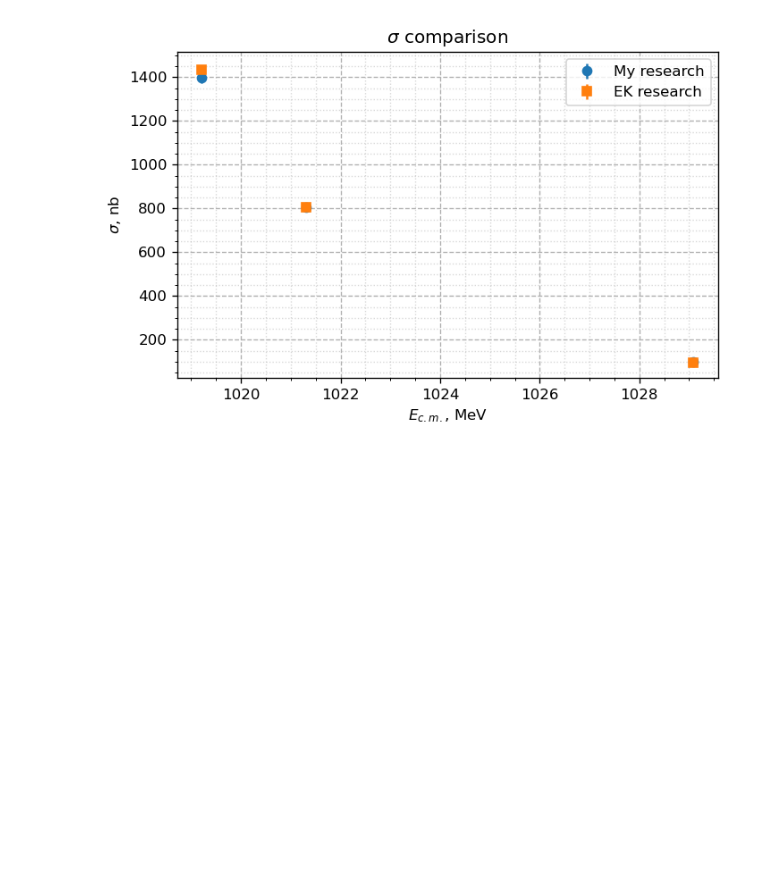
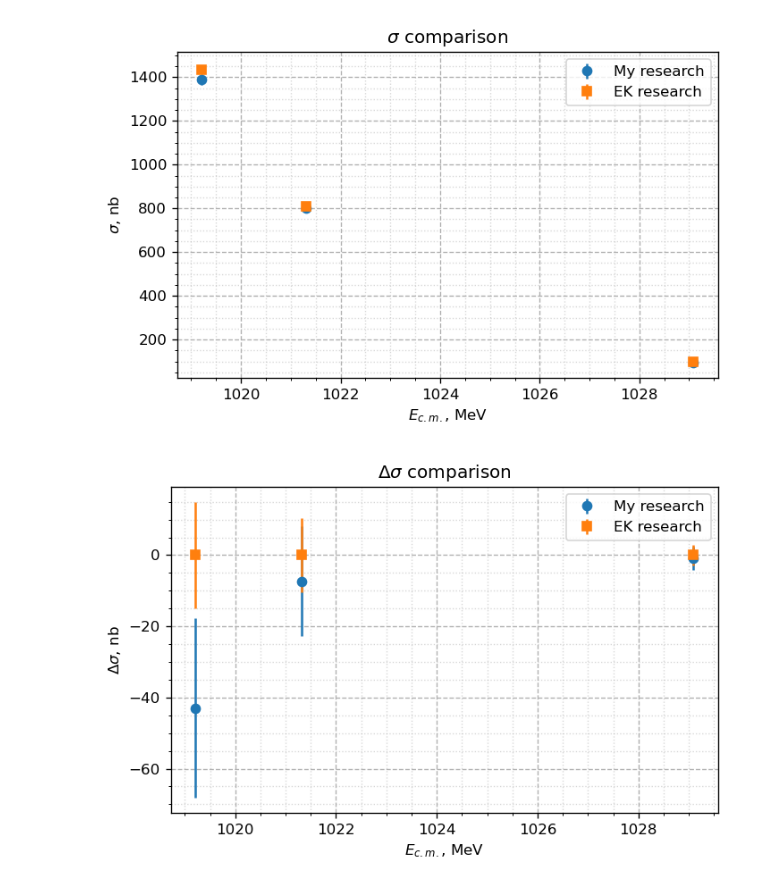
Before and after one commit to nikita-p/kskl20, a Jupyter notebook: notebooks/02. Signal Events.ipynb, the cells around one changed output. Cells and saved outputs as stored; diff of their text form; code cells hidden in the pictures; blank space fills up the shorter version.

```diff
--- a/notebooks/02. Signal Events.ipynb
+++ b/notebooks/02. Signal Events.ipynb
@@ -212,8 +238,8 @@ $E_{c.m.}$, MeV | $\sigma$, nb | $\sigma_0$, nb
 # %%
 arr = np.array([
-[1019.214, 1399.1, 25.3, 1433.05, 15.03],
-[1021.309, 805.4, 15.3, 807.54, 10.36],
-[1029.09, 98.5, 3.22, 96.96, 3.00],
+[1019.214, 1390.1, 25.3, 1433.05, 15.03],
+[1021.309, 800.2, 15.5, 807.54, 10.36],
+[1029.09, 96.1, 3.22, 96.96, 3.00],
 ]).T
 # %%
 arr
@@ -230,2 +257,9 @@ pl.my_style('$\\sigma$ comparison', '$E_{c.m.}$, MeV', '$\\sigma$, nb', legend=T
 # %% [output]
 [figure]
+# %%
+plt.errorbar(arr[0], arr[1]-arr[3], yerr=arr[2], fmt='o', label='My research')
+plt.errorbar(arr[0], np.zeros_like(arr[1]), yerr=arr[4], fmt='s', label='EK research')
+pl.my_style('$\\Delta\\sigma$ comparison', '$E_{c.m.}$, MeV', '$\\Delta\\sigma$, nb', legend=True)
+# plt.savefig('рис2.png')
+# %% [output]
+[figure, added]
```
Also changed, not shown: parts of 17 cells of this notebook, 8 other files.
